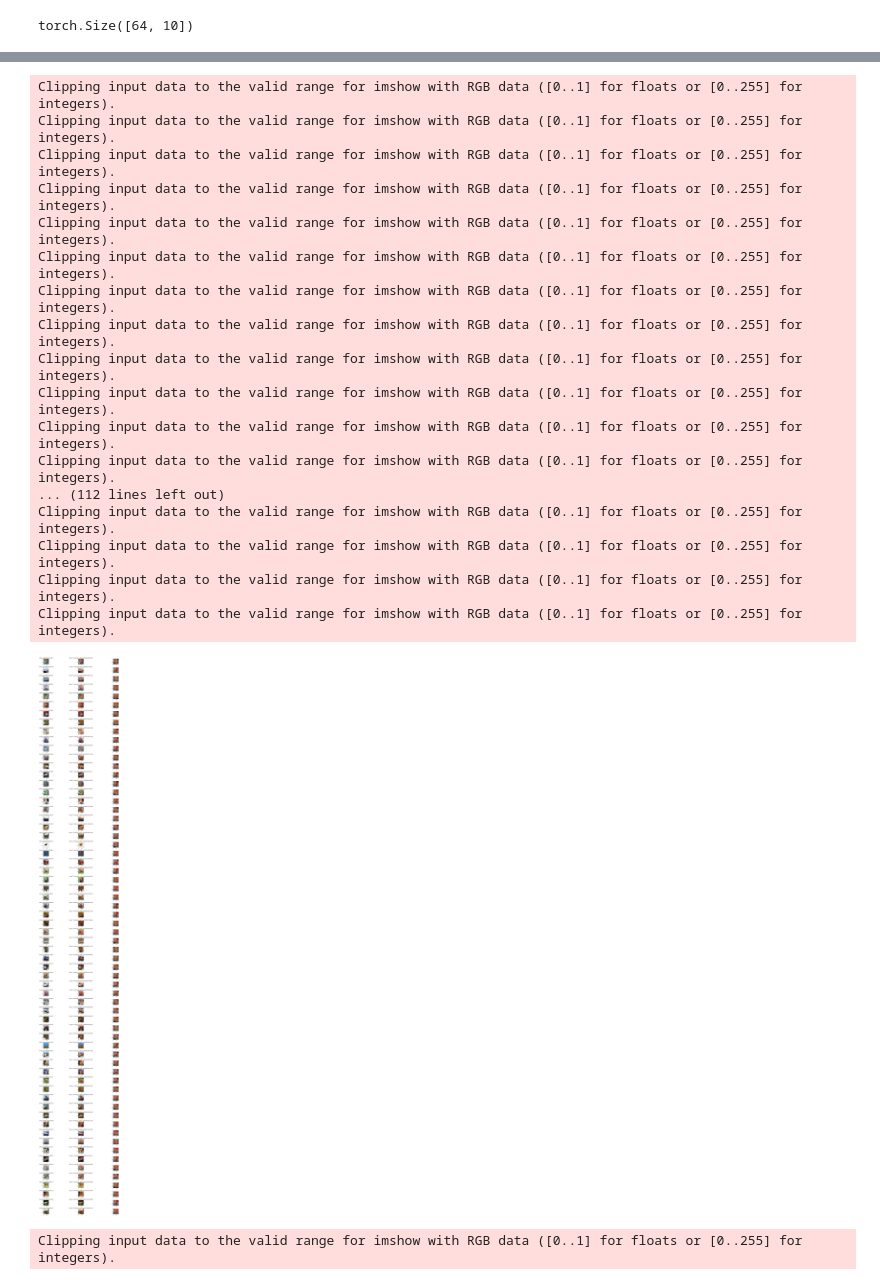
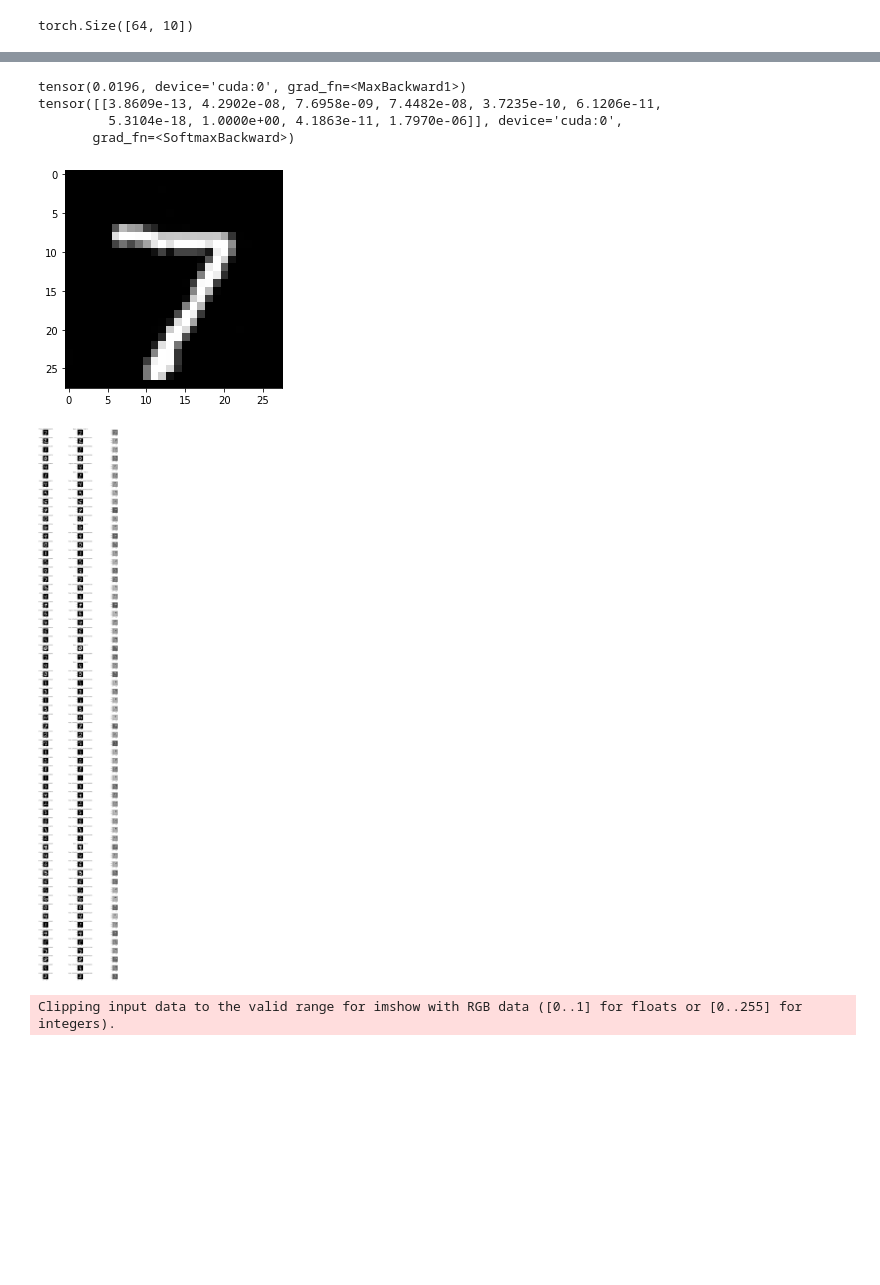
Before and after one commit to kerimoglutolga/AdversarialLearning, a Jupyter notebook: mnist.ipynb, the cells around one changed output, grey strips where cells are left out. Cells and saved outputs as stored; diff of their text form; code cells hidden in the pictures; blank space fills up the shorter version.

```diff
--- a/mnist.ipynb
+++ b/mnist.ipynb
@@ -58,7 +58,7 @@ class Discriminator(nn.Module):
     def __init__(self, image_nc):
         super(Discriminator, self).__init__()
         model = [
-            nn.Conv2d(image_nc, 8, kernel_size=4, stride=2, padding=0, bias=True),
+            nn.Conv2d(image_nc, 8, kernel_size=4, stride=1, padding=0, bias=True),
             nn.LeakyReLU(0.2),
             nn.Conv2d(8, 16, kernel_size=4, stride=2, padding=0, bias=True),
             nn.BatchNorm2d(16),
@@ -188,7 +188,7 @@ class ModelA(nn.Module):
         self.model = nn.Sequential(*model)
 
     def forward(self, x):
-        output = F.softmax(self.model(x), dim=1)
+        output = self.model(x)
         return output
 # %%
 classifier = ModelA()
@@ -200,7 +200,7 @@ torch.Size([64, 10])
 classifier = ModelA().cuda()
 optimizer = torch.optim.Adam(classifier.parameters(), lr=1e-3)
 loss = nn.CrossEntropyLoss()
-for epoch in range(20):
+for epoch in range(10):
   for i, (x,y) in enumerate(train_loader):
     x, y = x.cuda(), y.cuda()
     optimizer.zero_grad()
@@ -303,44 +346,45 @@ Adversarial accuracy: 10.11 %
+# %%
+for i,(x,y) in enumerate(test_loader):
+  if i > 0: break
+  x,y = x.cuda(), y.cuda()
+  gen_labels = torch.randint(0,10, (x.shape[0],)).cuda()
+  perturb = G(x, gen_labels)
+  adv_image = torch.clamp(x+perturb, 0, 1)
+  print(torch.max(perturb))
+  plt.imshow(adv_image[0].squeeze(2).cpu().detach().numpy().squeeze(0), cmap='gray')
+  print(F.softmax(classifier(adv_image[0].unsqueeze(0)), 1))
+# %% [output]
+tensor(0.0196, device='cuda:0', grad_fn=<MaxBackward1>)
+tensor([[3.8609e-13, 4.2902e-08, 7.6958e-09, 7.4482e-08, 3.7235e-10, 6.1206e-11,
+         5.3104e-18, 1.0000e+00, 4.1863e-11, 1.7970e-06]], device='cuda:0',
+       grad_fn=<SoftmaxBackward>)
+[figure, added]
 # %%
 for x,y in test_loader:
   gen_labels = torch.randint(0,10, (x.shape[0],)).cuda()
   x,y = x.cuda(), y.cuda()
   base_predictions = F.softmax(classifier(x), 1)
-  perturbations = 0.03 * generator(x, gen_labels)
-  new_predictions = F.softmax(classifier(x+perturbations), 1)
+  perturbations = G(x, gen_labels)
+  new_predictions = F.softmax(classifier(torch.clamp(x+perturbations, 0, 1)), 1)
   fig, axs = plt.subplots(64, 3)
   fig.set_figheight(100)
   fig.set_figwidth(20)
   images = []
   for i in range(64):
           image, perturbation = x[i].detach().cpu().numpy().transpose(1,2,0), perturbations[i].detach().cpu().numpy().transpose(1,2,0)
-          images.append(axs[i, 0].imshow(image))
+          image = image.squeeze(2)
+          perturbation = perturbation.squeeze(2)
+          images.append(axs[i, 0].imshow(image, cmap='gray'))
           axs[i,0].title.set_text(f'{torch.argmax(base_predictions[i]).item()} Probs: {torch.max(base_predictions[i]).item()}')
-          images.append(axs[i,1].imshow(image+perturbation))
+          images.append(axs[i,1].imshow(np.clip(image+perturbation,0,1), cmap='gray'))
           axs[i,1].title.set_text(f'Target: {gen_labels[i]}, Prediction: {torch.argmax(new_predictions[i]).item()} Prob: {torch.max(new_predictions[i]).item()}')
-          images.append(axs[i,2].imshow(perturbation/0.03, cmap='gray'))
+          images.append(axs[i,2].imshow(perturbation, cmap='gray'))
   break
 
 plt.tight_layout()
 plt.show()
 # %% [output]
-Clipping input data to the valid range for imshow with RGB data ([0..1] for floats or [0..255] for integers).
-Clipping input data to the valid range for imshow with RGB data ([0..1] for floats or [0..255] for integers).
-Clipping input data to the valid range for imshow with RGB data ([0..1] for floats or [0..255] for integers).
-Clipping input data to the valid range for imshow with RGB data ([0..1] for floats or [0..255] for integers).
-Clipping input data to the valid range for imshow with RGB data ([0..1] for floats or [0..255] for integers).
-Clipping input data to the valid range for imshow with RGB data ([0..1] for floats or [0..255] for integers).
-Clipping input data to the valid range for imshow with RGB data ([0..1] for floats or [0..255] for integers).
-Clipping input data to the valid range for imshow with RGB data ([0..1] for floats or [0..255] for integers).
-Clipping input data to the valid range for imshow with RGB data ([0..1] for floats or [0..255] for integers).
-Clipping input data to the valid range for imshow with RGB data ([0..1] for floats or [0..255] for integers).
-Clipping input data to the valid range for imshow with RGB data ([0..1] for floats or [0..255] for integers).
-Clipping input data to the valid range for imshow with RGB data ([0..1] for floats or [0..255] for integers).
-... (112 lines left out)
-Clipping input data to the valid range for imshow with RGB data ([0..1] for floats or [0..255] for integers).
-Clipping input data to the valid range for imshow with RGB data ([0..1] for floats or [0..255] for integers).
-Clipping input data to the valid range for imshow with RGB data ([0..1] for floats or [0..255] for integers).
-Clipping input data to the valid range for imshow with RGB data ([0..1] for floats or [0..255] for integers).
-[figure, old version]
+[figure, new version]
 # %%
 result = model(torch.randn((1,3072)).cuda(), rev=True)
 plt.imshow(result.view(32,32,-1).cpu().numpy())
```
Also changed, not shown: parts of 6 cells of this notebook.
